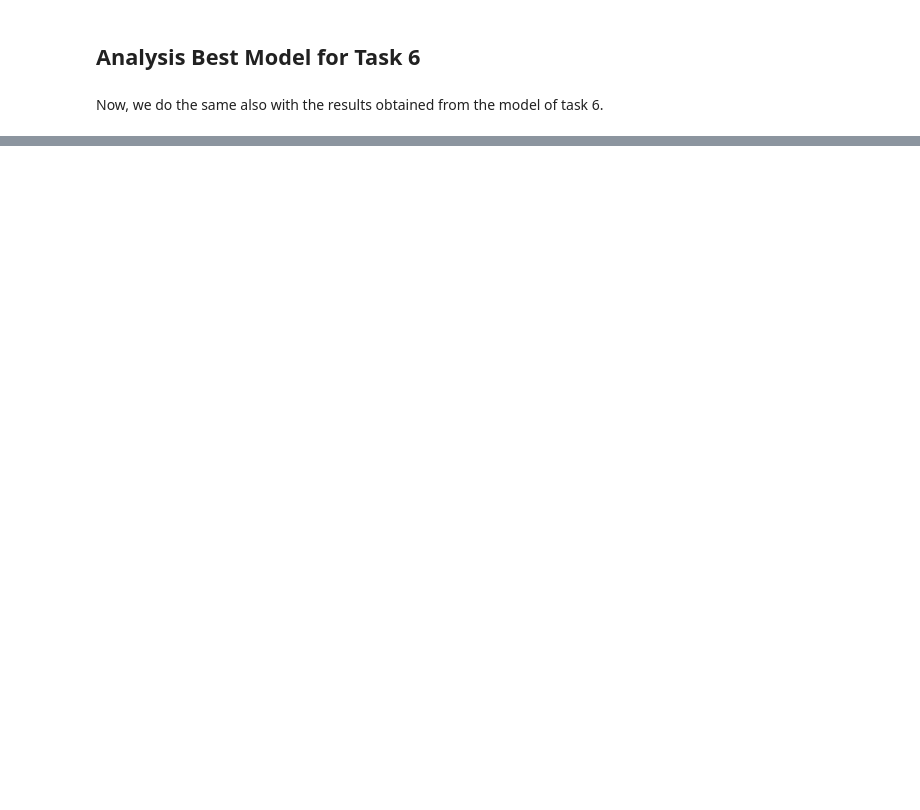
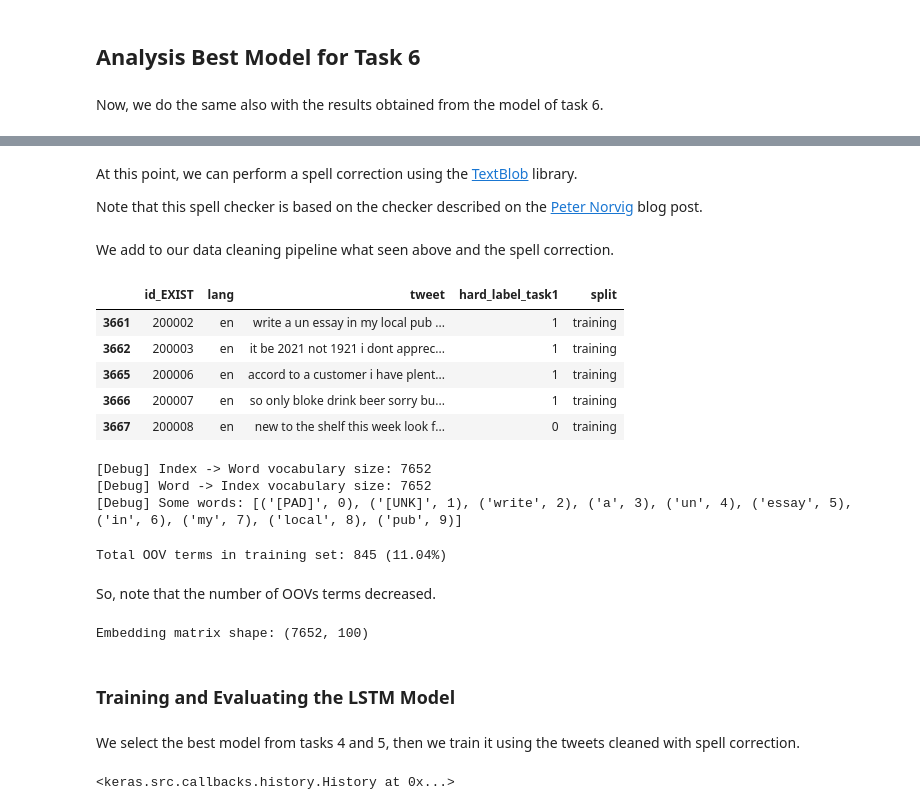
Before and after one commit to RiccardoRomeo01/NLP_Assignments, a Jupyter notebook: Assignment1.ipynb, the cells around one changed output, grey strips where cells are left out. Cells and saved outputs as stored; diff of their text form; code cells hidden in the pictures; blank space fills up the shorter version.

```diff
--- a/Assignment1.ipynb
+++ b/Assignment1.ipynb
@@ -1512,0 +2005,7 @@ plot_precision_recall_and_confusion(y_true = y_true_task6, y_pred = y_pred_task6
+# %%
+def replace_slash(text: str):
+    return text.replace("/", " ")
+# %% [markdown]
+At this point, we can perform a spell correction using the [TextBlob](https://textblob.readthedocs.io/en/dev/quickstart.html#spelling-correction) library.
+
+Note that this spell checker is based on the checker described on the [Peter Norvig](https://pyspellchecker.readthedocs.io/en/latest/) blog post.
@@ -1512,0 +2024,18 @@ plot_precision_recall_and_confusion(y_true = y_true_task6, y_pred = y_pred_task6
+# %% [markdown]
+We add to our data cleaning pipeline what seen above and the spell correction.
+# %%
+def clean_tweet_and_correct(tweet: str):
+    tweet = lower(tweet)
+    tweet = remove_emoji(tweet)
+    tweet = remove_hastag(tweet)
+    tweet = remove_mention(tweet)
+    tweet = remove_URL(tweet)
+    tweet = replace_hyphen(tweet)  # <---
+    tweet = replace_slash(tweet)  # <---
+    tweet = remove_special_characters(tweet)
+    tweet = remove_quotes(tweet)
+    tweet = remove_word_repetitions(tweet) # <---
+    tweet = remove_extra_spaces(tweet)
+    tweet = spell_correction(tweet) # <---
+    tweet = lemmatize(tweet)
+    return tweet
@@ -1512,0 +2044,9 @@ plot_precision_recall_and_confusion(y_true = y_true_task6, y_pred = y_pred_task6
+# %%
+df.head()
+# %% [output]
+|  | id_EXIST | lang | tweet | hard_label_task1 | split |
+| 3661 | 200002 | en | write a un essay in my local pub ... | 1 | training |
+| 3662 | 200003 | en | it be 2021 not 1921 i dont apprec... | 1 | training |
+| 3665 | 200006 | en | accord to a customer i have plent... | 1 | training |
+| 3666 | 200007 | en | so only bloke drink beer sorry bu... | 1 | training |
+| 3667 | 200008 | en | new to the shelf this week look f... | 0 | training |
@@ -1512,0 +2057,10 @@ plot_precision_recall_and_confusion(y_true = y_true_task6, y_pred = y_pred_task6
+# %%
+idx_to_word_train, word_to_idx_train, word_listing_train = build_vocabulary(df_train)
+
+print(f'[Debug] Index -> Word vocabulary size: {len(idx_to_word_train)}')
+print(f'[Debug] Word -> Index vocabulary size: {len(word_to_idx_train)}')
+print(f'[Debug] Some words: {[(idx_to_word_train[idx], idx) for idx in np.arange(10) ]}')
+# %% [output]
+[Debug] Index -> Word vocabulary size: 7652
+[Debug] Word -> Index vocabulary size: 7652
+[Debug] Some words: [('[PAD]', 0), ('[UNK]', 1), ('write', 2), ('a', 3), ('un', 4), ('essay', 5), ('in', 6), ('my', 7), ('local', 8), ('pub', 9)]
@@ -1512,0 +2070,36 @@ plot_precision_recall_and_confusion(y_true = y_true_task6, y_pred = y_pred_task6
+# %%
+oov_terms_train = check_OOV_terms(embedding_model, word_listing_train)
+oov_percentage_train = float(len(oov_terms_train)) * 100 / len(word_listing_train)
+print(f"Total OOV terms in training set: {len(oov_terms_train)} ({oov_percentage_train:.2f}%)")
+# %% [output]
+Total OOV terms in training set: 845 (11.04%)
+# %% [markdown]
+So, note that the number of OOVs terms decreased.
+# %%
+embedding_dimension = 100
+embedding_matrix = build_embedding_matrix(embedding_model, embedding_dimension, word_to_idx_train, len(word_to_idx_train), oov_terms_train)
+print(f"\nEmbedding matrix shape: {embedding_matrix.shape}")
+# %% [output]
+Embedding matrix shape: (7652, 100)
+# %% [markdown]
+### Training and Evaluating the LSTM Model
+# %% [markdown]
+We select the best model from tasks 4 and 5, then we train it using the tweets cleaned with spell correction.
+# %%
+if best_model == 'model_base':
+    best_model_task5 = createModelBase(word_to_idx_train, embedding_dimension, embedding_matrix)
+if best_model == 'model_1':
+    best_model_task5 = createModel1(word_to_idx_train, embedding_dimension, embedding_matrix)
+
+
+epochs = 30
+
+best_model_task5.fit(X_train,
+          y_train,
+          epochs = epochs,
+          batch_size = 64,
+          validation_data = (X_val, y_val),
+          verbose = 0
+          )
+# %% [output]
+<keras.src.callbacks.history.History at 0x...>
```
Also changed, not shown: parts of 93 cells of this notebook.
